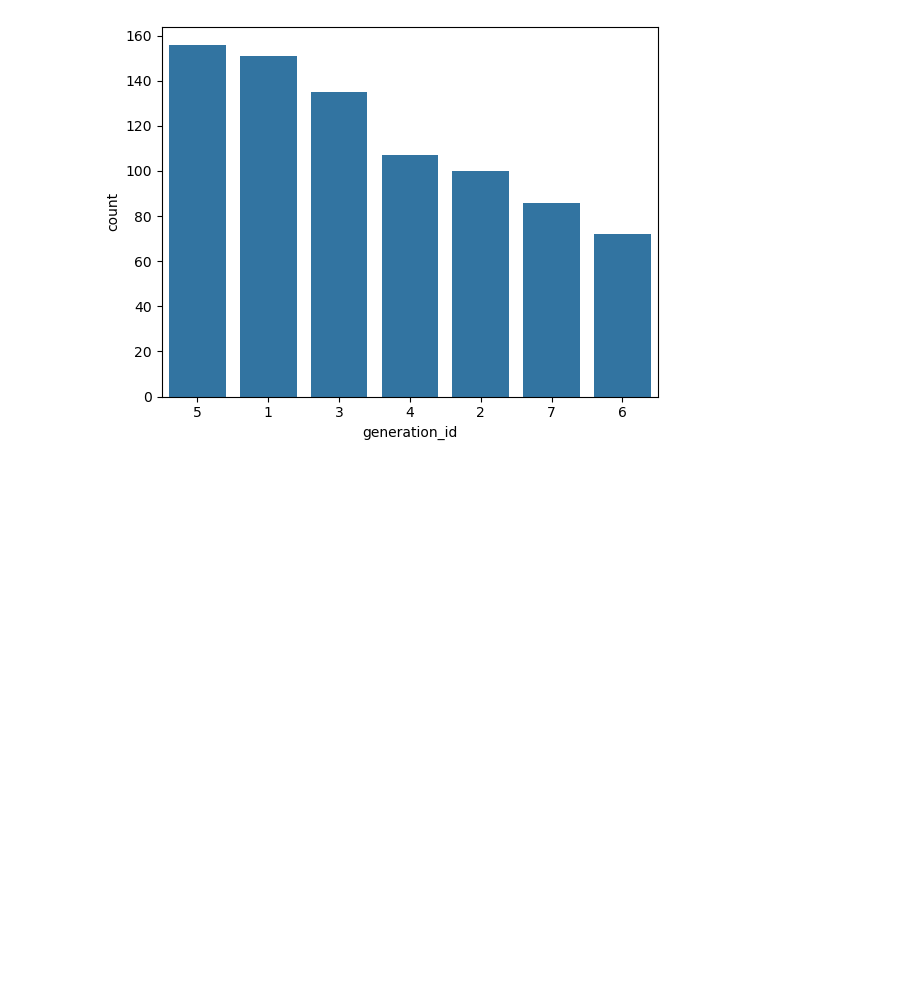
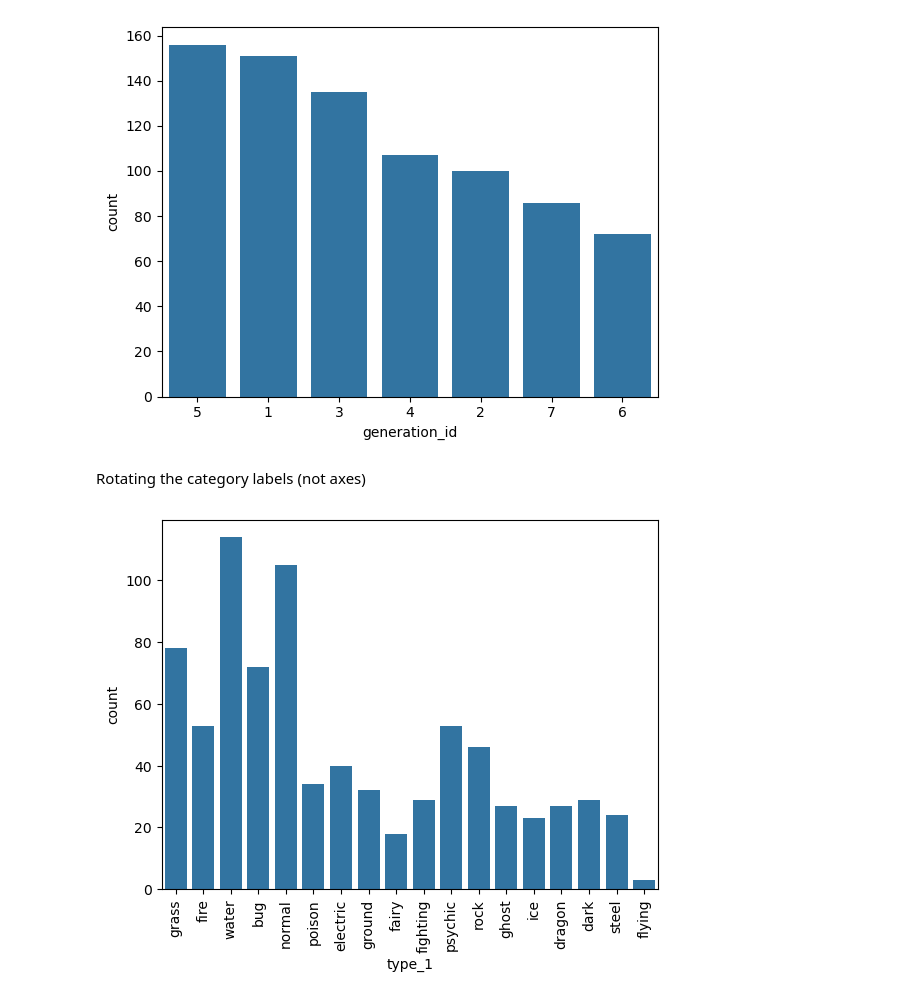
Before and after one commit to vinigalantine/study-python-ml, a Jupyter notebook: Learning-Matplotlib-Seaborn.ipynb, the cells around one changed output. Cells and saved outputs as stored; diff of their text form; code cells hidden in the pictures; blank space fills up the shorter version.

```diff
--- a/Learning-Matplotlib-Seaborn.ipynb
+++ b/Learning-Matplotlib-Seaborn.ipynb
@@ -78,3 +78,12 @@ plt.show()
 # %% [output]
 [figure]
 [figure]
+# %% [markdown]
+Rotating the category labels (not axes)
+# %%
+sb.countplot(data=pokemon, x='type_1', color=base_color);
+
+plt.xticks(rotation=90)
+plt.show()
+# %% [output]
+[figure, added]
```
Also changed, not shown: parts of 44 cells of this notebook, 3 other files.
